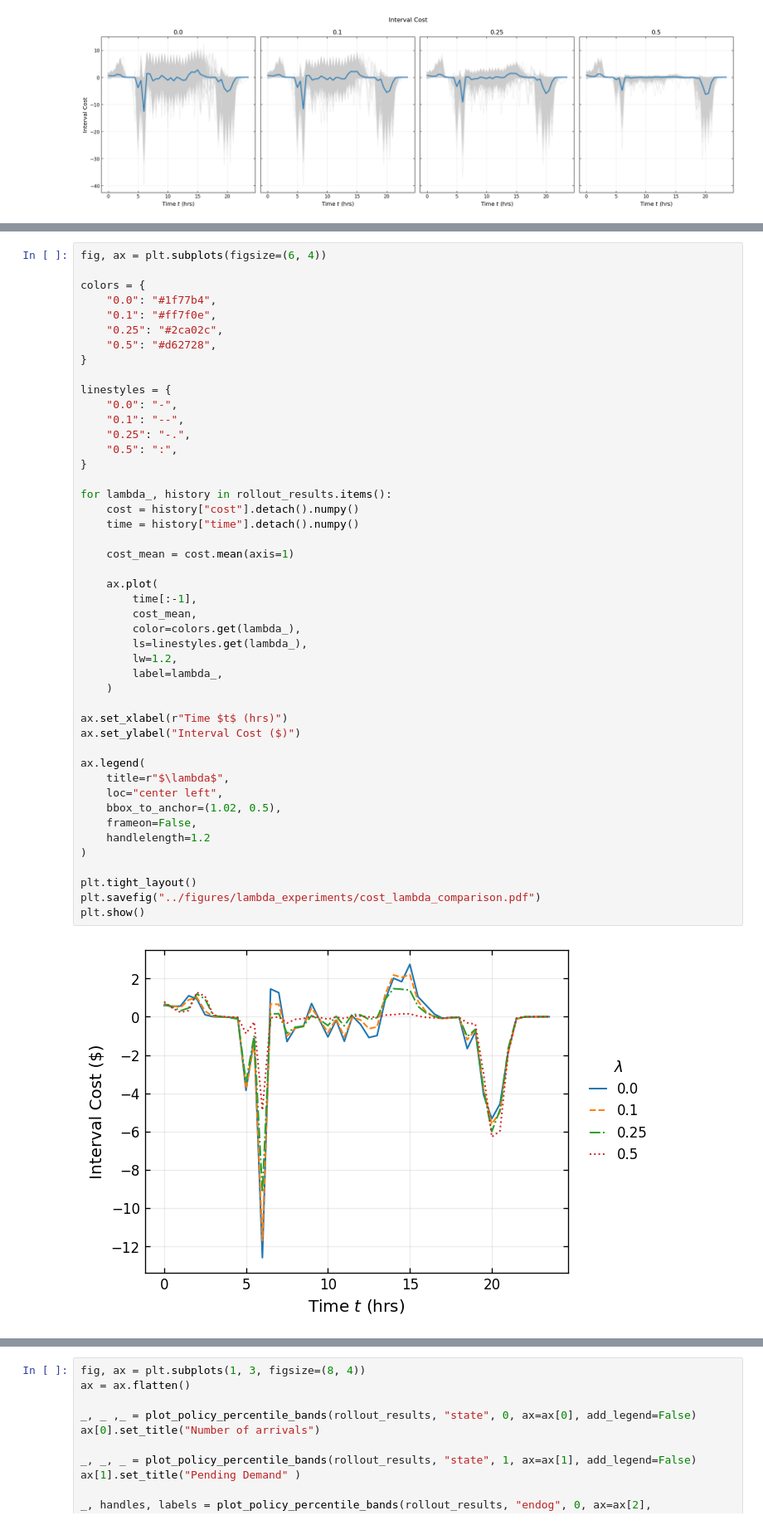
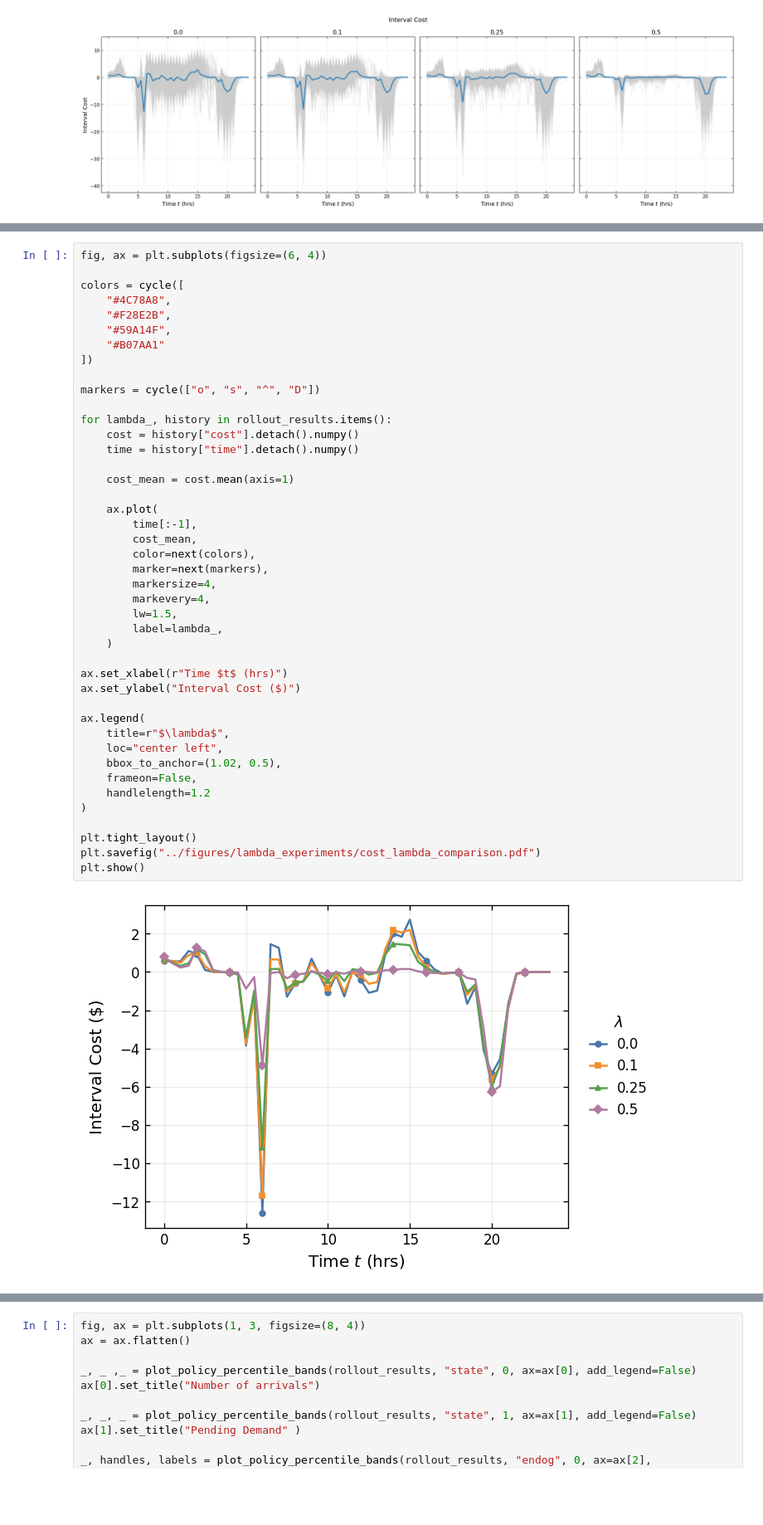
Before and after one commit to DenisseUrenda/stochastic-ems-policy, a Jupyter notebook: notebooks/03_lambda_experiments.ipynb, the cells around one changed output, grey strips where cells are left out. Shown at 83% size. Saved outputs shown, nothing was run; the diff lists cells and outputs as text; blank space fills up the shorter version.

```diff
--- a/notebooks/03_lambda_experiments.ipynb
+++ b/notebooks/03_lambda_experiments.ipynb
@@ -409,51 +409,48 @@ plot_controls_summary(
 # %%
 fig, ax = plt.subplots(figsize=(6, 4))
 
-colors = {
-    "0.0": "#1f77b4",
-    "0.1": "#ff7f0e",
-    "0.25": "#2ca02c",
-    "0.5": "#d62728",
-}
+colors = cycle([
+    "#4C78A8",
+    "#F28E2B",
+    "#59A14F",
+    "#B07AA1"
+])
 
-linestyles = {
-    "0.0": "-",
-    "0.1": "--",
-    "0.25": "-.",
-    "0.5": ":",
-}
+markers = cycle(["o", "s", "^", "D"])
 
 for lambda_, history in rollout_results.items():
     cost = history["cost"].detach().numpy()
     time = history["time"].detach().numpy()
 
     cost_mean = cost.mean(axis=1)
 
     ax.plot(
         time[:-1],
         cost_mean,
-        color=colors.get(lambda_),
-        ls=linestyles.get(lambda_),
-        lw=1.2,
+        color=next(colors),
+        marker=next(markers),
+        markersize=4,
+        markevery=4,
+        lw=1.5,
         label=lambda_,
     )
 
 ax.set_xlabel(r"Time $t$ (hrs)")
 ax.set_ylabel("Interval Cost ($)")
 
 ax.legend(
     title=r"$\lambda$",
     loc="center left",
     bbox_to_anchor=(1.02, 0.5),
     frameon=False,
     handlelength=1.2
 )
 
 plt.tight_layout()
 plt.savefig("../figures/lambda_experiments/cost_lambda_comparison.pdf")
 plt.show()
 # %% [output]
-[figure, old version]
+[figure, new version]
 # %%
 fig, axes = plt.subplots(2, 2, sharex=True, sharey=True)
 
```
Also changed, not shown: parts of 3 cells of this notebook, 32 other files.
